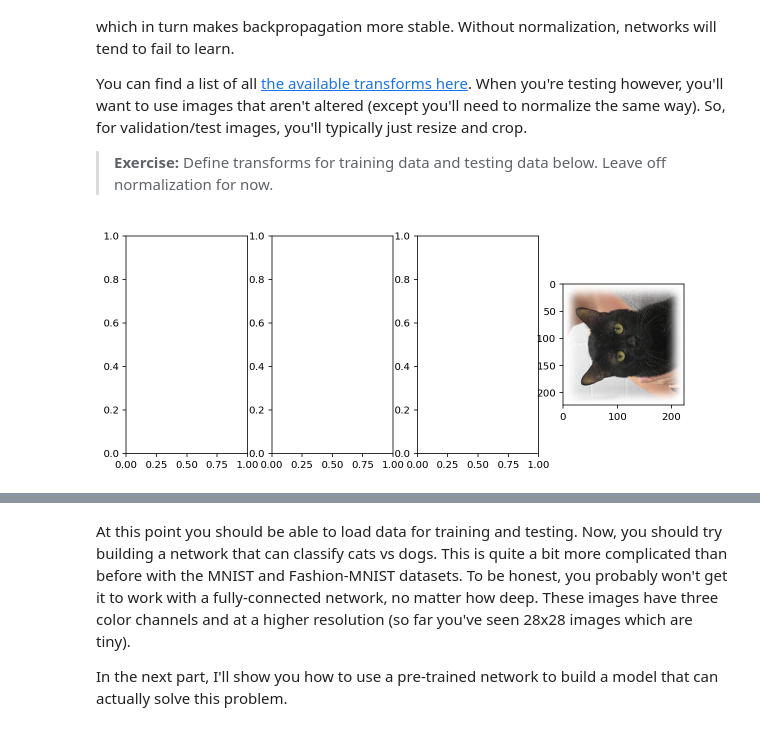
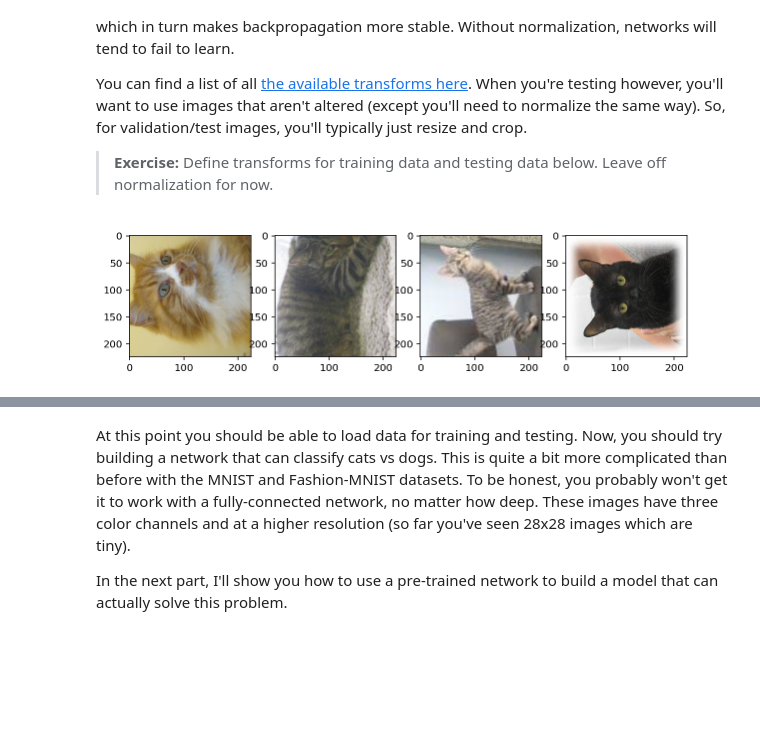
Before and after one commit to mostafa-ja/intro-to-pytorch, a Jupyter notebook: Part 7 - Loading Image Data (Exercises).ipynb, the cells around one changed output, grey strips where cells are left out. Drawn from its saved outputs; the diff is of its cells as text; code cells hidden in the pictures; blank space fills up the shorter version.

```diff
--- a/Part 7 - Loading Image Data (Exercises).ipynb
+++ b/Part 7 - Loading Image Data (Exercises).ipynb
@@ -158,14 +158,14 @@ testloader = torch.utils.data.DataLoader(test_data, batch_size=32)
 # %%
 # change this to the trainloader or testloader
 data_iter = iter(testloader)
 
 images, labels = next(data_iter)
-fig, axes = plt.subplots(figsize=(10,4), ncols=4)
-for ii in range(4):
-
-    plt.imshow(images[ii].T)
+plt.figure(figsize=(10,10))
+for i in range(4):
+    plt.subplot(1, 4, i+1)
+    plt.imshow(images[i].T)
 # %% [output]
-[figure, old version]
+[figure, new version]
 # %% [markdown]
 Your transformed images should look something like this.
 
```
Also changed, not shown: parts of 2 cells of this notebook.
